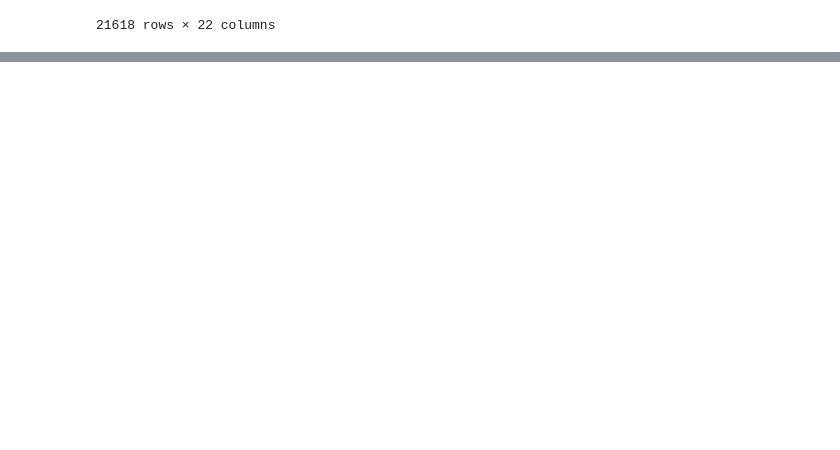
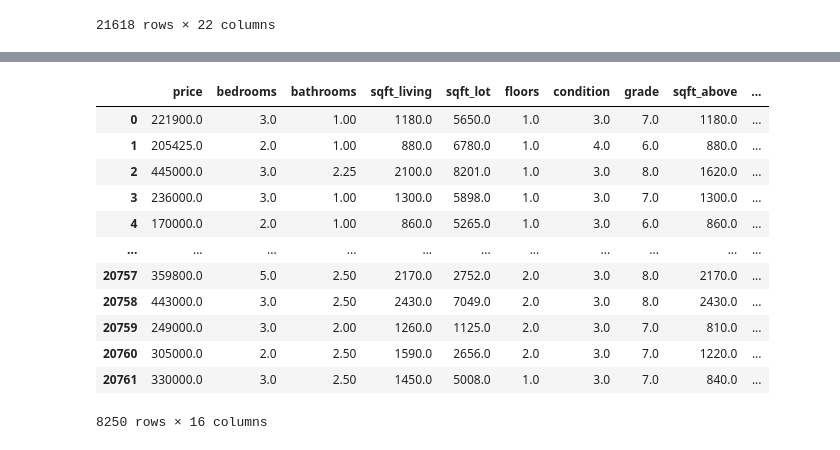
Before and after one commit to eric-blankinshp/Final-Project, a Jupyter notebook: crime_data.ipynb, the cells around one changed output, grey strips where cells are left out. Cells and saved outputs as stored; diff of their text form; code cells hidden in the pictures; blank space fills up the shorter version.

```diff
--- a/crime_data.ipynb
+++ b/crime_data.ipynb
@@ -102,0 +106,17 @@ merged_df.dropna()
+# %%
+new_merge_df = clean_merged_df.dropna()
+new_merge_df
+# %% [output]
+|  | price | bedrooms | bathrooms | sqft_living | sqft_lot | floors | condition | grade | sqft_above | ... |
+| 0 | 221900.0 | 3.0 | 1.00 | 1180.0 | 5650.0 | 1.0 | 3.0 | 7.0 | 1180.0 | ... |
+| 1 | 205425.0 | 2.0 | 1.00 | 880.0 | 6780.0 | 1.0 | 4.0 | 6.0 | 880.0 | ... |
+| 2 | 445000.0 | 3.0 | 2.25 | 2100.0 | 8201.0 | 1.0 | 3.0 | 8.0 | 1620.0 | ... |
+| 3 | 236000.0 | 3.0 | 1.00 | 1300.0 | 5898.0 | 1.0 | 3.0 | 7.0 | 1300.0 | ... |
+| 4 | 170000.0 | 2.0 | 1.00 | 860.0 | 5265.0 | 1.0 | 3.0 | 6.0 | 860.0 | ... |
+| ... | ... | ... | ... | ... | ... | ... | ... | ... | ... | ... |
+| 20757 | 359800.0 | 5.0 | 2.50 | 2170.0 | 2752.0 | 2.0 | 3.0 | 8.0 | 2170.0 | ... |
+| 20758 | 443000.0 | 3.0 | 2.50 | 2430.0 | 7049.0 | 2.0 | 3.0 | 8.0 | 2430.0 | ... |
+| 20759 | 249000.0 | 3.0 | 2.00 | 1260.0 | 1125.0 | 2.0 | 3.0 | 7.0 | 810.0 | ... |
+| 20760 | 305000.0 | 2.0 | 2.50 | 1590.0 | 2656.0 | 2.0 | 3.0 | 7.0 | 1220.0 | ... |
+| 20761 | 330000.0 | 3.0 | 2.50 | 1450.0 | 5008.0 | 1.0 | 3.0 | 7.0 | 840.0 | ... |
+8250 rows × 16 columns
```
Also changed, not shown: parts of 17 cells of this notebook, 2 other files.
